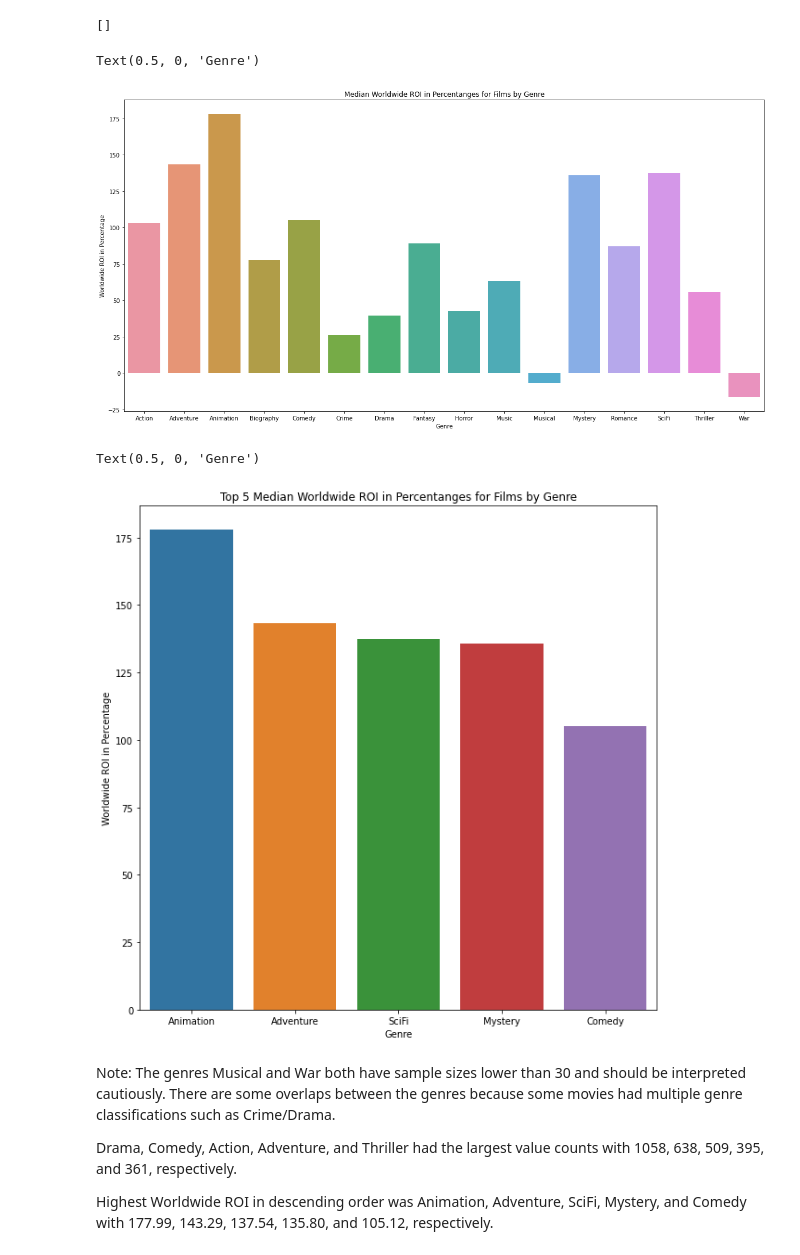
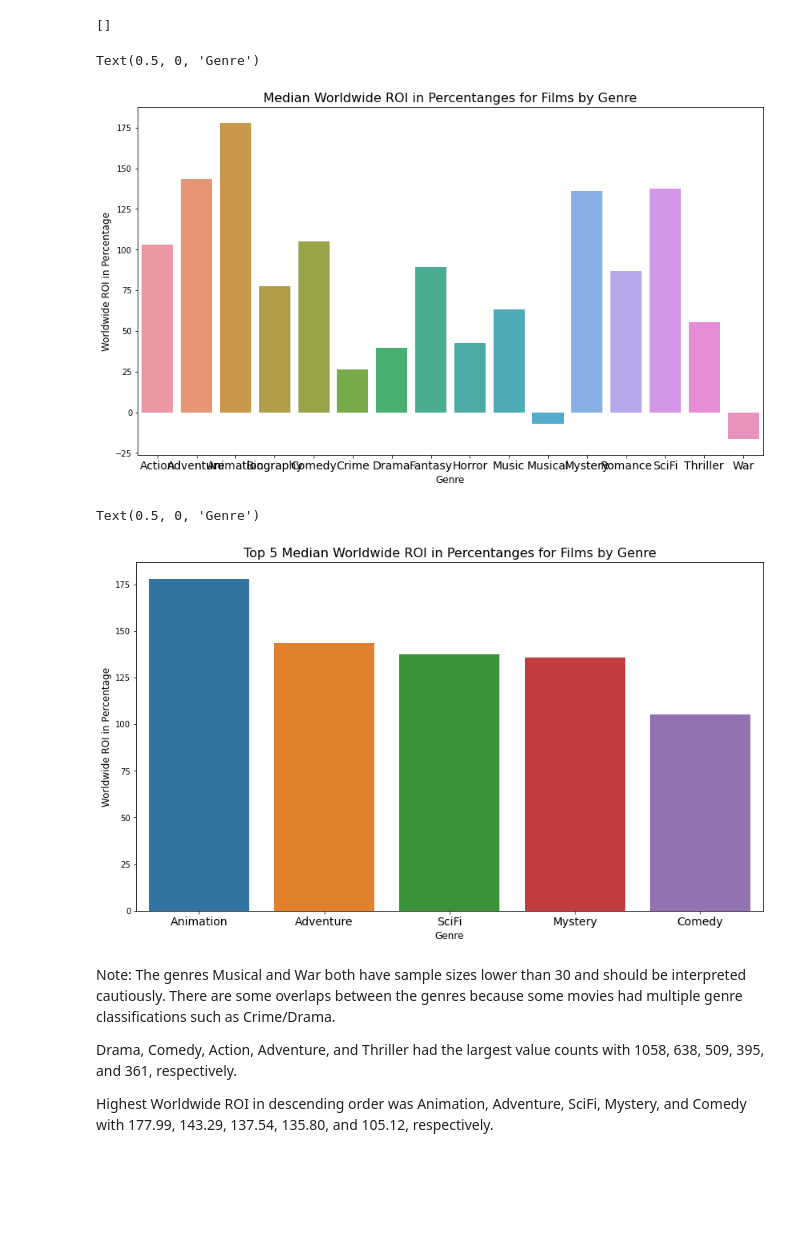
Before and after one commit to sarahadamsjack/phase-1-project-1, a Jupyter notebook: phase-1-main-project.ipynb, the cells around one changed output. Saved outputs shown, nothing was run; the diff lists cells and outputs as text; code cells hidden in the pictures; blank space fills up the shorter version.

Commit message:
Resized all the graphs

```diff
--- a/phase-1-main-project.ipynb
+++ b/phase-1-main-project.ipynb
@@ -171,40 +171,41 @@ genre_df_medians = pd.DataFrame([['Action', Action_median], ['Adventure', Advent
 top5_genre_ROI = genre_df_medians.sort_values(by='worldwide_ROI_perc',ascending=False).head()
 # %%
 #graph 1: relationship between worldwide ROI and genre
-fig, ax = plt.subplots(figsize=(20, 10))
-
+fig, ax = plt.subplots(figsize=(14, 8))
+plt.xticks(fontsize=14, rotation=0)
 
 #setting x and y variables
 y1 = genre_df_medians['worldwide_ROI_perc']
 x1 = genre_df_medians['genre']
 
 
 #graphing variables
 ax = sns.barplot(x=x1, y=y1, data=genre_df_medians)
 
 
 #setting lables and titles
-ax.set_title("Median Worldwide ROI in Percentanges for Films by Genre")
-ax.set_ylabel("Worldwide ROI in Percentage")
-ax.set_xlabel("Genre")
+ax.set_title("Median Worldwide ROI in Percentanges for Films by Genre", fontsize = 16)
+ax.set_ylabel("Worldwide ROI in Percentage", fontsize = 12)
+ax.set_xlabel("Genre", fontsize = 12)
 
 
 
 #we can also use median as the estimator by doing this:
 #from numpy import median
 #y = master_data['Worldwide_ROI_perc']
 #x = master_data['genre']
 
 #ax = sns.barplot(x=x, y=y, data=genre_df_medians, estimator=median).set(title="Median Worldwide ROI in Percentanges for Films by Genre")
 
 #ax.set_xlabel("Genre")
 #ax.set_ylabel("Worldwide ROI in Percentages")
 # %% [output]
 Text(0.5, 0, 'Genre')
-[figure, old version]
+[figure, new version]
 # %%
 #graph 1: Highest worldwide ROI by genre
-fig, ax = plt.subplots(figsize=(10, 10))
+fig, ax = plt.subplots(figsize=(14, 8))
+plt.xticks(fontsize=14, rotation=0)
 
 
 #setting x and y variables
@@ -217,9 +218,9 @@ ax = sns.barplot(x=x1, y=y1, data=top5_genre_ROI)
 
 
 #setting lables and titles
-ax.set_title("Top 5 Median Worldwide ROI in Percentanges for Films by Genre")
-ax.set_ylabel("Worldwide ROI in Percentage")
-ax.set_xlabel("Genre")
+ax.set_title("Top 5 Median Worldwide ROI in Percentanges for Films by Genre", fontsize = 16)
+ax.set_ylabel("Worldwide ROI in Percentage", fontsize = 12)
+ax.set_xlabel("Genre", fontsize = 12)
 
 #Notes: The genres Musical and War both have sample sizes lower than 30 and should be interpreted cautiously.
 #Notes: There are some overlaps between the genres because some movies had multiple genre classifications such as Crime/Drama.
@@ -238,7 +239,7 @@ ax.set_xlabel("Genre")
 #ax.set_ylabel("Worldwide ROI in Percentages")
 # %% [output]
 Text(0.5, 0, 'Genre')
-[figure, old version]
+[figure, new version]
 # %% [markdown]
 Note: The genres Musical and War both have sample sizes lower than 30 and should be interpreted cautiously.
 There are some overlaps between the genres because some movies had multiple genre classifications such as Crime/Drama.
```
Also changed, not shown: parts of 4 cells of this notebook.
